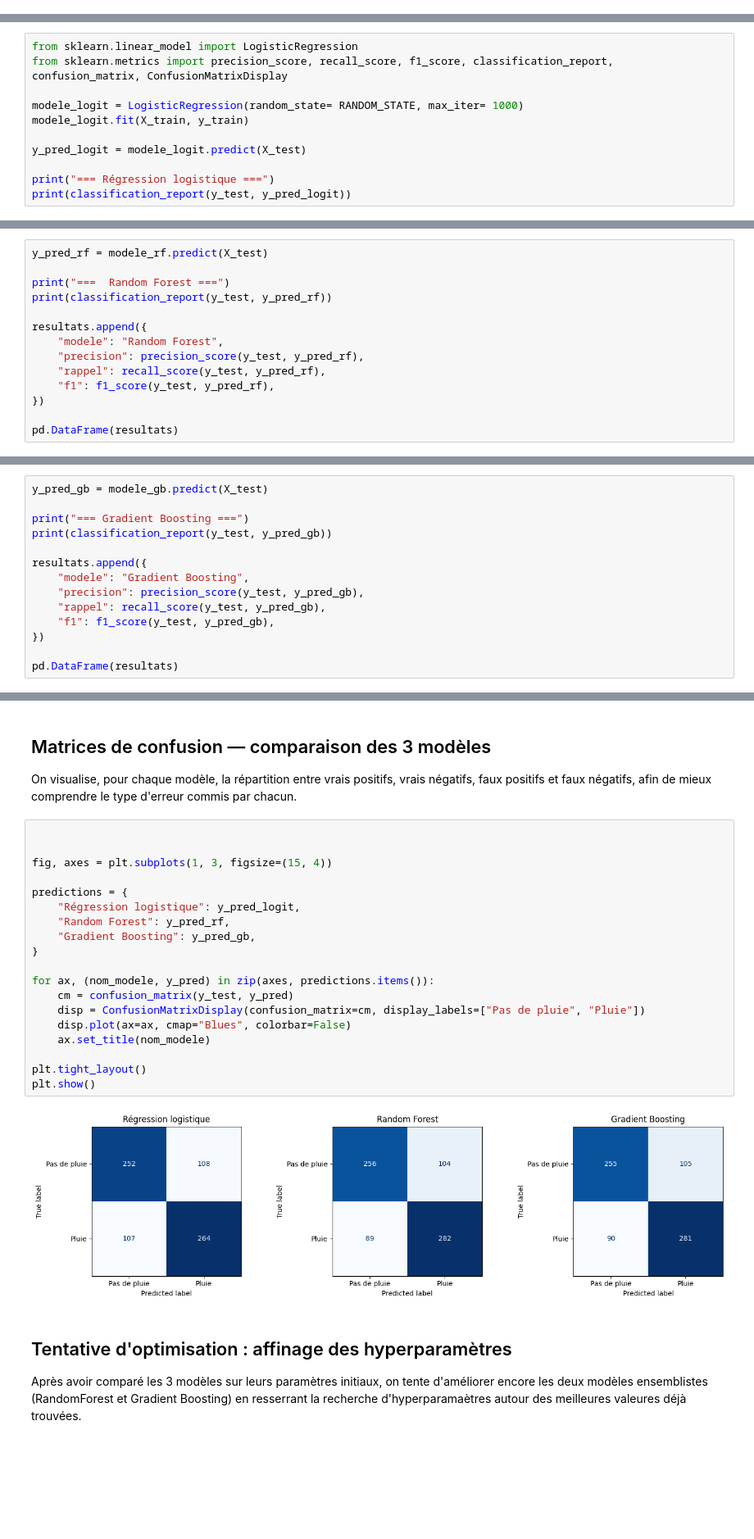
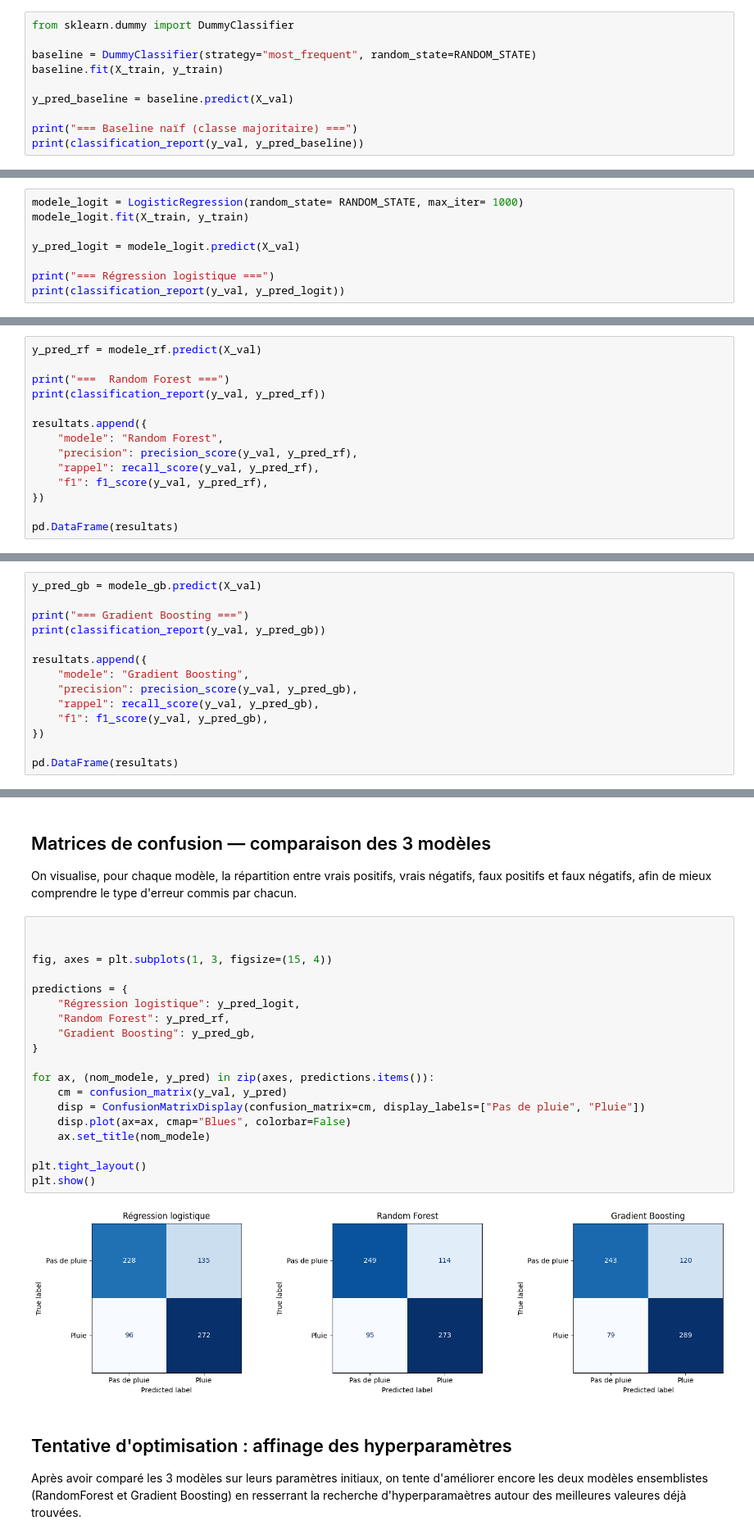
Before and after one commit to Dine803/cosit-stage-prediction-meteo, a Jupyter notebook: notebooks/modele_pluie.ipynb, the cells around one changed output, grey strips where cells are left out. Shown at 82% size. Saved outputs shown, nothing was run; the diff lists cells and outputs as text; blank space fills up the shorter version.

```diff
--- a/notebooks/modele_pluie.ipynb
+++ b/notebooks/modele_pluie.ipynb
@@ -155,0 +292,10 @@ Proportion de pluie (test) : 0.508
+# %%
+from sklearn.dummy import DummyClassifier
+
+baseline = DummyClassifier(strategy="most_frequent", random_state=RANDOM_STATE)
+baseline.fit(X_train, y_train)
+
+y_pred_baseline = baseline.predict(X_val)
+
+print("=== Baseline naïf (classe majoritaire) ===")
+print(classification_report(y_val, y_pred_baseline))
@@ -158,16 +314,13 @@ Proportion de pluie (test) : 0.508
 
 On entraîne un modèle simple et interprétable comme point de comparaison pour les modèles suivants (Random Forest, Gradient Boosting). On l'entraîne directement sur le train set, sans recherche d'hyperparamètres complexe, puisque c'est notre référence de base.
 # %%
-from sklearn.linear_model import LogisticRegression
-from sklearn.metrics import precision_score, recall_score, f1_score, classification_report, confusion_matrix, ConfusionMatrixDisplay
-
 modele_logit = LogisticRegression(random_state= RANDOM_STATE, max_iter= 1000)
 modele_logit.fit(X_train, y_train)
 
-y_pred_logit = modele_logit.predict(X_test)
+y_pred_logit = modele_logit.predict(X_val)
 
 print("=== Régression logistique ===")
-print(classification_report(y_test, y_pred_logit))
+print(classification_report(y_val, y_pred_logit))
 # %% [output]
 === Régression logistique ===
               precision    recall  f1-score   support
@@ -249,14 +402,14 @@ Meilleurs hyperparamètres RF: {'n_estimators': 200, 'min_samples_split': 2, 'mi
 # %%
-y_pred_rf = modele_rf.predict(X_test)
+y_pred_rf = modele_rf.predict(X_val)
 
 print("===  Random Forest ===")
-print(classification_report(y_test, y_pred_rf))
+print(classification_report(y_val, y_pred_rf))
 
 resultats.append({
     "modele": "Random Forest",
-    "precision": precision_score(y_test, y_pred_rf),
-    "rappel": recall_score(y_test, y_pred_rf),
-    "f1": f1_score(y_test, y_pred_rf),
+    "precision": precision_score(y_val, y_pred_rf),
+    "rappel": recall_score(y_val, y_pred_rf),
+    "f1": f1_score(y_val, y_pred_rf),
 })
 
 pd.DataFrame(resultats)
@@ -310,16 +463,16 @@ Meilleurs hyperparamètres GB : {'subsample': 0.9, 'n_estimators': 100, 'min_sam
 # %% [markdown]
 ## 14. Évaluation du Gradient Boosting sur le test set
 # %%
-y_pred_gb = modele_gb.predict(X_test)
+y_pred_gb = modele_gb.predict(X_val)
 
 print("=== Gradient Boosting ===")
-print(classification_report(y_test, y_pred_gb))
+print(classification_report(y_val, y_pred_gb))
 
 resultats.append({
     "modele": "Gradient Boosting",
-    "precision": precision_score(y_test, y_pred_gb),
-    "rappel": recall_score(y_test, y_pred_gb),
-    "f1": f1_score(y_test, y_pred_gb),
+    "precision": precision_score(y_val, y_pred_gb),
+    "rappel": recall_score(y_val, y_pred_gb),
+    "f1": f1_score(y_val, y_pred_gb),
 })
 
 pd.DataFrame(resultats)
@@ -346,24 +499,24 @@ le type d'erreur commis par chacun.
 # %%
 
 
 fig, axes = plt.subplots(1, 3, figsize=(15, 4))
 
 predictions = {
     "Régression logistique": y_pred_logit,
     "Random Forest": y_pred_rf,
     "Gradient Boosting": y_pred_gb,
 }
 
 for ax, (nom_modele, y_pred) in zip(axes, predictions.items()):
-    cm = confusion_matrix(y_test, y_pred)
+    cm = confusion_matrix(y_val, y_pred)
     disp = ConfusionMatrixDisplay(confusion_matrix=cm, display_labels=["Pas de pluie", "Pluie"])
     disp.plot(ax=ax, cmap="Blues", colorbar=False)
     ax.set_title(nom_modele)
 
 plt.tight_layout()
 plt.show()
 # %% [output]
-[figure, old version]
+[figure, new version]
 # %% [markdown]
 ## Tentative d'optimisation : affinage des hyperparamètres
 
```
Also changed, not shown: parts of 35 cells of this notebook.
